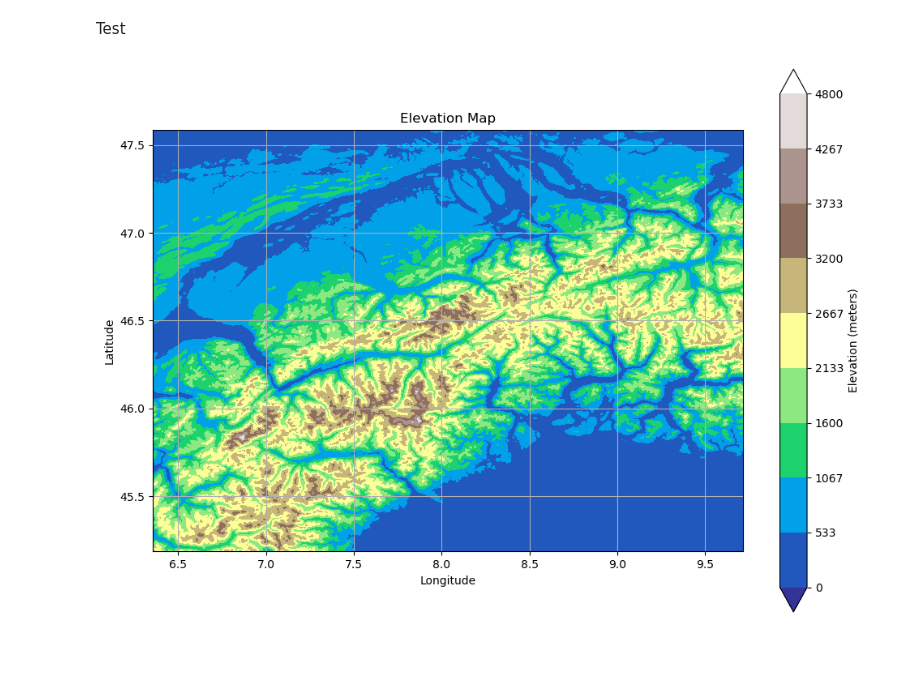
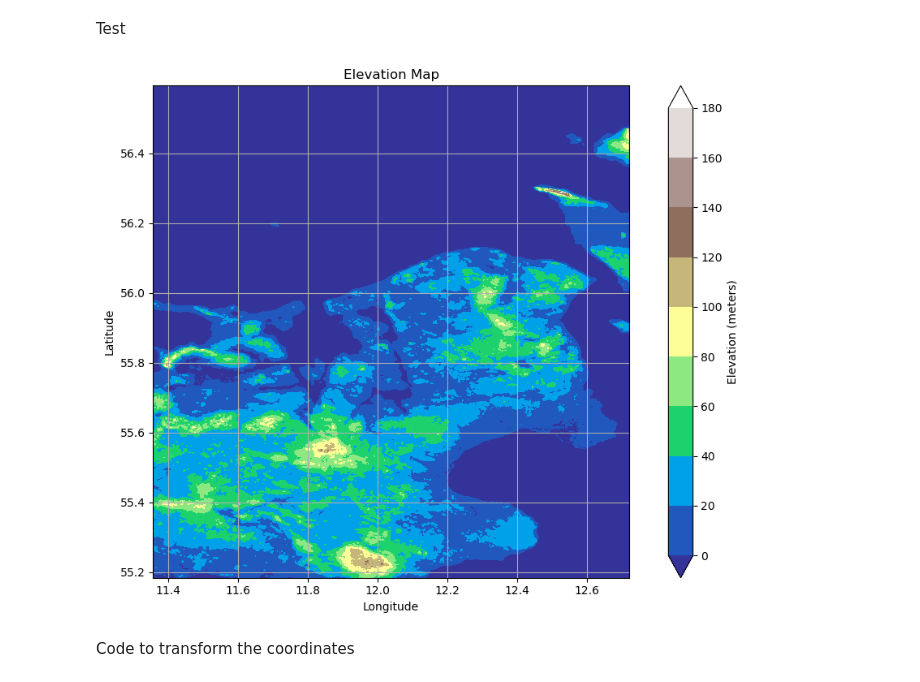
Before and after one commit to FPWRasmussen/DTU-Special-Course, a Jupyter notebook: src/elevation_handler.ipynb, the cells around one changed output. Saved outputs shown, nothing was run; the diff lists cells and outputs as text; code cells hidden in the pictures; blank space fills up the shorter version.

```diff
--- a/src/elevation_handler.ipynb
+++ b/src/elevation_handler.ipynb
@@ -66,13 +69,13 @@ def download_elevation(map_boundaries):
 # %% [markdown]
 Now let's test the function.
 # %%
-map_boundaries = np.array([45.184, 47.593, 6.356, 9.72])
+map_boundaries = np.array([11.356, 12.72, 55.184, 56.593]) # longitude, latitude
 #  45.184824127006706, 6.356677460471748 47.5930208421994, 9.723481445784927
 # map_boundaries = np.array([55.22, 55.7, 12.42, 12.7])
 
 srtm_longitude, srtm_latitude, merged_map = download_elevation(map_boundaries)
 scale = 20
-# projection = ccrs.PlateCarree()
+
 vmin = 0
 vmax = float('%.2g' % np.max(merged_map)) # round down to two significant digits
 levels = np.linspace(vmin, vmax, 10)
@@ -85,9 +88,9 @@ plt.colorbar(ct, ax = ax, label='Elevation (meters)')
 
 # Add the rectangle to the plot
 rect = Rectangle(
-    xy=(map_boundaries[2], map_boundaries[0]),  # bottom-left corner
-    width=(map_boundaries[3] - map_boundaries[2]),  # width
-    height=(map_boundaries[1] - map_boundaries[0]),  # height
+    xy=(map_boundaries[0], map_boundaries[2]),  # bottom-left corner
+    width=(map_boundaries[1] - map_boundaries[0]),  # width
+    height=(map_boundaries[3] - map_boundaries[2]),  # height
     linewidth=1,
     edgecolor='k',
     facecolor='none'
@@ -108,39 +163,42 @@ plt.show()
 # %% [markdown]
 Now limit the of the image (Indicated by the black border)
 # %%
-def generate_subarray(original_array, row_points, col_points, subarray_bounds):
-    start_row = np.argmin(np.abs(row_points - subarray_bounds[0]))
-    end_row = np.argmin(np.abs(row_points - subarray_bounds[1]))
-    start_col = np.argmin(np.abs(col_points - subarray_bounds[2]))
-    end_col = np.argmin(np.abs(col_points - subarray_bounds[3]))
+def generate_subarray(original_array, long_points, col_points, subarray_bounds):
 
-    subarray = original_array[start_row:end_row+1, start_col:end_col+1]
-    subarray_bounds = [row_points[start_row], row_points[end_row], col_points[start_col], col_points[end_col]]
-    subrow_points = row_points[start_row:end_row+1]
-    subcol_points = col_points[start_col:end_col+1]
+    start_long = np.argmin(np.abs(long_points - subarray_bounds[0]))
+    end_long = np.argmin(np.abs(long_points - subarray_bounds[1]))
+    start_lat = np.argmin(np.abs(col_points - subarray_bounds[2]))
+    end_lat = np.argmin(np.abs(col_points - subarray_bounds[3]))
 
-    return subarray, subrow_points, subcol_points, subarray_bounds
+    subarray = original_array[start_lat:end_lat+1, start_long:end_long+1]
+    subarray_bounds = [long_points[start_long], long_points[end_long], col_points[start_lat], col_points[end_lat]]
+    sublong_points = long_points[start_long:end_long+1]
+    sublat_points = col_points[start_lat:end_lat+1]
+
+    return subarray, sublong_points, sublat_points, subarray_bounds
 # %% [markdown]
 Test
 # %%
-subarray, subrow_points, subcol_points, subarray_bounds = generate_subarray(merged_map, srtm_latitude, srtm_longitude, map_boundaries)
+subarray, sublong_points, sublat_points, subarray_bounds = generate_subarray(merged_map, srtm_longitude, srtm_latitude, map_boundaries)
 
 vmin = np.minimum(0, float('%.2g' % np.max(subarray)))
 vmax = np.maximum(0, float('%.2g' % np.max(subarray))) # round down to two significant digits
 levels = np.linspace(vmin, vmax, 10)
 
 fig, ax = plt.subplots(figsize = (10, 7))
-ct = ax.contourf(subcol_points[::scale], subrow_points[::scale], subarray[::scale, ::scale],
+ct = ax.contourf(sublong_points, sublat_points, subarray,
                 levels = levels, vmin = vmin, vmax = vmax, extend = "both",
                 cmap='terrain')
 plt.colorbar(ct, ax = ax, label='Elevation (meters)')
 
 ax.grid()
 ax.set_aspect('equal')
 ax.set_title('Elevation Map')
 ax.set_xlabel('Longitude')
 ax.set_ylabel('Latitude')
 plt.tight_layout()
 plt.show()
 # %% [output]
-[figure, old version]
+[figure, new version]
+# %% [markdown]
+Code to transform the coordinates
```
Also changed, not shown: parts of 8 cells of this notebook.
